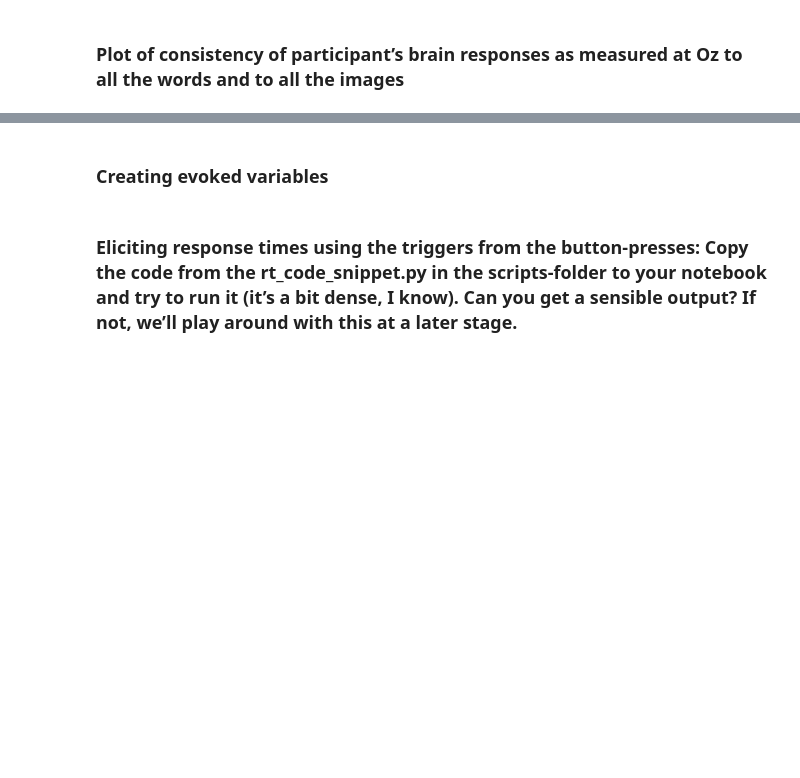
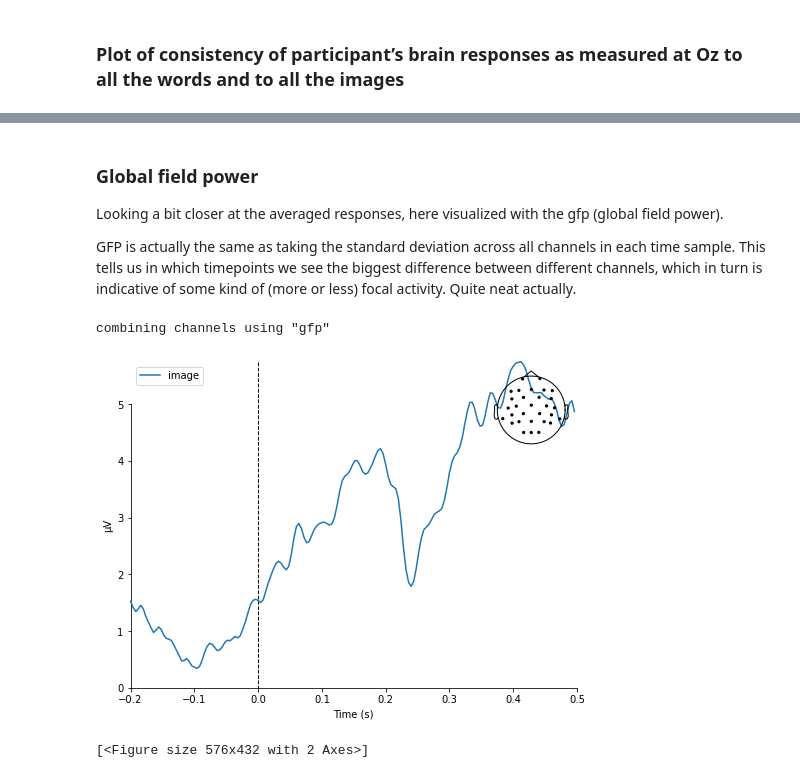
Before and after one commit to laurabpaulsen/EEG_and_mouse_tracking, a Jupyter notebook: ICA.ipynb, the cells around one changed output, grey strips where cells are left out. Saved outputs shown, nothing was run; the diff lists cells and outputs as text; code cells hidden in the pictures; blank space fills up the shorter version.

```diff
--- a/ICA.ipynb
+++ b/ICA.ipynb
@@ -92,7 +209,7 @@ mne.viz.plot_events(events, first_samp=raw.first_samp, event_id=event_id);
 **Note:** Determine sensible time window
 # %%
 # establishing time window
-tmin, tmax = -0.2, 0.8
+tmin, tmax = -0.2, 0.5
 # %%
 # rejecting all epochs with values exeeding 150 micro volts - cannot be brain data
 reject = {'eeg': 150e-6}
@@ -121,4 +266,7 @@ word_epochs.plot_image(picks=['Oz']);
 # %% [markdown]
-### Creating evoked variables
+### Global field power
+Looking a bit closer at the averaged responses, here visualized with the gfp (global field power).
+
+GFP is actually the same as taking the standard deviation across all channels in each time sample. This tells us in which timepoints we see the biggest difference between different channels, which in turn is indicative of some kind of (more or less) focal activity. Quite neat actually.
 # %%
 image_evoked = img_epochs.average()
@@ -126,5 +273,7 @@ word_evoked = word_epochs.average()
 # %%
-mne.viz.plot_compare_evokeds({'image': image_evoked, 'word': word_evoked},
+mne.viz.plot_compare_evokeds({'image': image_evoked},
                              legend='upper left', show_sensors='upper right')
+# %% [output]
+combining channels using "gfp"
+[figure, added]
+[<Figure size 576x432 with 2 Axes>]
-# %% [markdown]
-### Eliciting response times using the triggers from the button-presses: Copy the code from the rt_code_snippet.py in the scripts-folder to your notebook and try to run it (it’s a bit dense, I know). Can you get a sensible output? If not, we’ll play around with this at a later stage.
```
Also changed, not shown: parts of 26 cells of this notebook, 1 other file.
